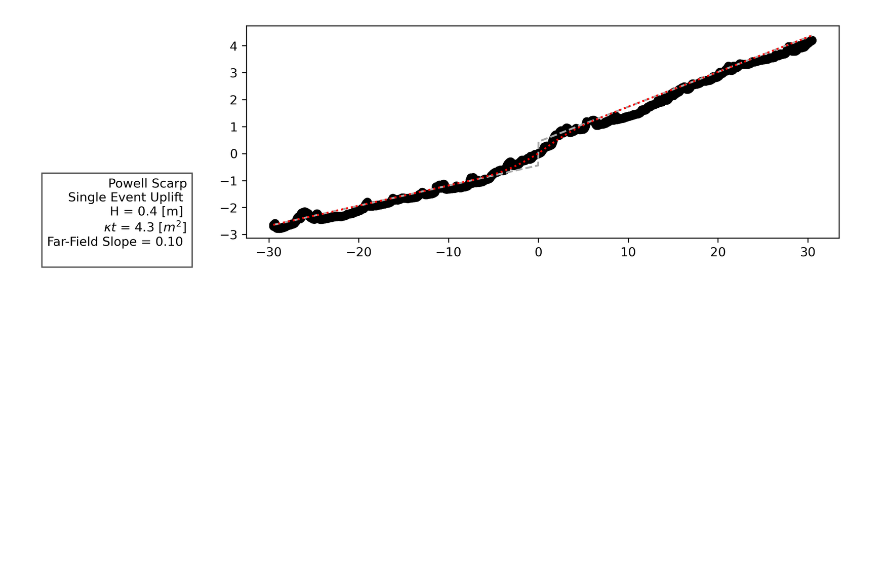
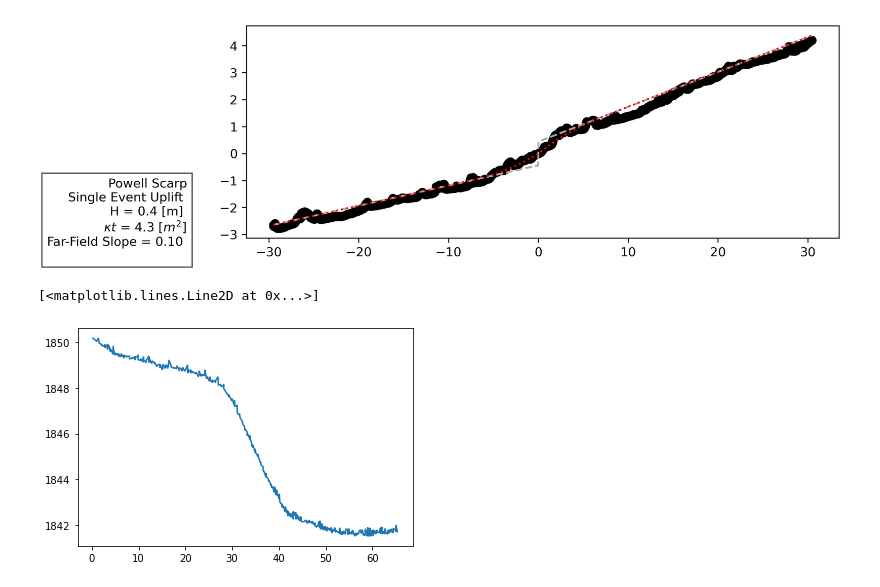
Before and after one commit to seanpolun/pyScarpFit, a Jupyter notebook: Notebooks/nevada_work.ipynb, the cells around one changed output. Drawn from its saved outputs; the diff is of its cells as text; code cells hidden in the pictures; blank space fills up the shorter version.

```diff
--- a/Notebooks/nevada_work.ipynb
+++ b/Notebooks/nevada_work.ipynb
@@ -148,3 +148,15 @@ powell_scarp.plot_scarp('se')
 powell_scarp.save_scarp_fig(os.path.join(out_dir, "powell_scarp_3xve_se.png"))
 # %% [output]
 [figure]
+# %%
+matfile3 = "C:\\Users\\sgpq58\\Research_Share\\Post Doctoral Research\\scarp_work\\wassuk_range\\johnston1b.mat"
+matdata3 = spio.loadmat(matfile3)
+# %%
+johnston1b = matdata3['johnstonprof1b']
+x = johnston1b[:, 0]
+z = johnston1b[:, 1]
+
+plt.plot(x, z)
+# %% [output]
+[<matplotlib.lines.Line2D at 0x...>]
+[figure, added]
```
Also changed, not shown: parts of 2 cells of this notebook, 2 other files.
